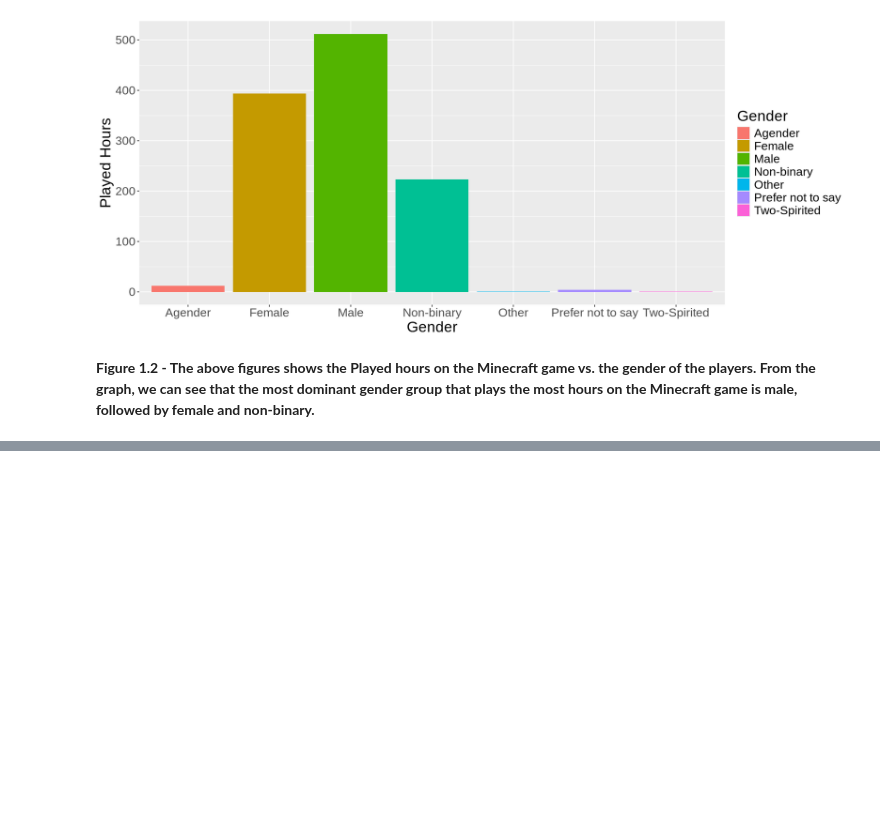
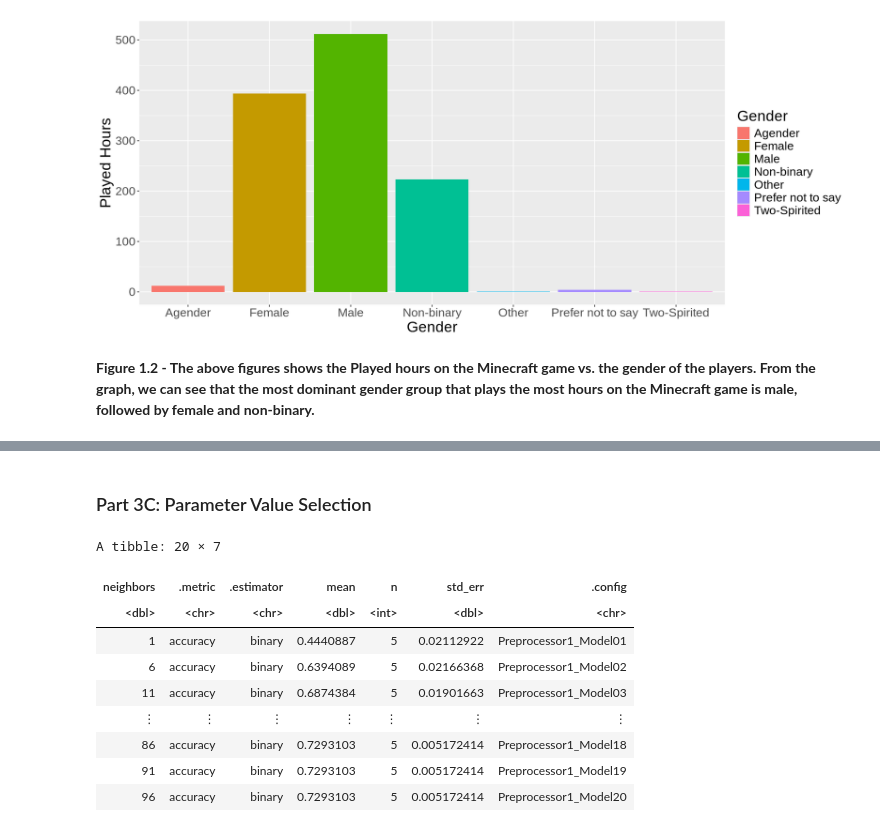
Before and after one commit to aesmccn/dsci100_project2, a Jupyter notebook: project_main.ipynb, the cells around one changed output, grey strips where cells are left out. Saved outputs shown, nothing was run; the diff lists cells and outputs as text; code cells hidden in the pictures; blank space fills up the shorter version.

```diff
--- a/project_main.ipynb
+++ b/project_main.ipynb
@@ -168,0 +326,15 @@ Warning message:
+# %%
+# create the 25/75 split of the training data into training and validation
+player_split <- initial_split(train_data, prop = 0.75, strata = high_contributor)
+player_subtrain <- training(player_split)
+player_validation <- testing(player_split)
+
+# recreate the standardization recipe from before
+# (since it must be based on the training data)
+player_tc_recipe <- recipe(high_contributor ~ Age + experience + gender, data = player_subtrain)
+
+# fit the knn model (we can reuse the old knn_spec model from before)
+knnn_fit <- workflow() |>
+  add_recipe(player_tc_recipe) |>
+  add_model(knn_spec) |>
+  fit(data = player_subtrain)
@@ -168,0 +371,2 @@ Warning message:
+# %% [markdown]
+### Part 3C: Parameter Value Selection
@@ -168,0 +378,24 @@ Warning message:
+# %%
+k_vals <- tibble(neighbors = seq(from = 1, to = 100, by = 5))
+
+knn_results <- workflow() |>
+  add_recipe(player_tc_recipe) |>
+  add_model(knn_spec) |>
+  tune_grid(resamples = players_vfold_5, grid = k_vals) |>
+  collect_metrics()
+
+accuracies <- knn_results |>
+  filter(.metric == "accuracy")
+
+accuracies
+# %% [output]
+A tibble: 20 × 7
+| neighbors | .metric | .estimator | mean | n | std_err | .config |
+| <dbl> | <chr> | <chr> | <dbl> | <int> | <dbl> | <chr> |
+| 1 | accuracy | binary | 0.4440887 | 5 | 0.02112922 | Preprocessor1_Model01 |
+| 6 | accuracy | binary | 0.6394089 | 5 | 0.02166368 | Preprocessor1_Model02 |
+| 11 | accuracy | binary | 0.6874384 | 5 | 0.01901663 | Preprocessor1_Model03 |
+| ⋮ | ⋮ | ⋮ | ⋮ | ⋮ | ⋮ | ⋮ |
+| 86 | accuracy | binary | 0.7293103 | 5 | 0.005172414 | Preprocessor1_Model18 |
+| 91 | accuracy | binary | 0.7293103 | 5 | 0.005172414 | Preprocessor1_Model19 |
+| 96 | accuracy | binary | 0.7293103 | 5 | 0.005172414 | Preprocessor1_Model20 |
```
Also changed, not shown: parts of 31 cells of this notebook.
